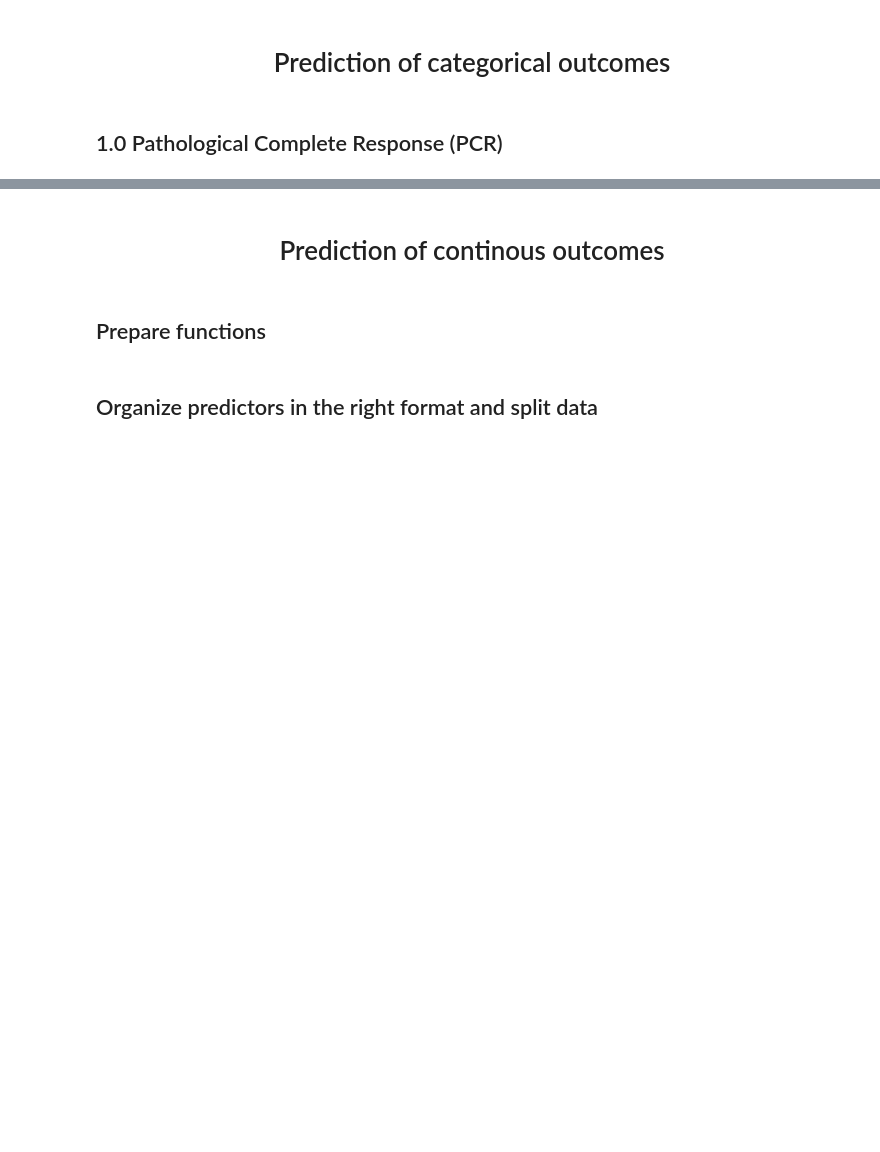
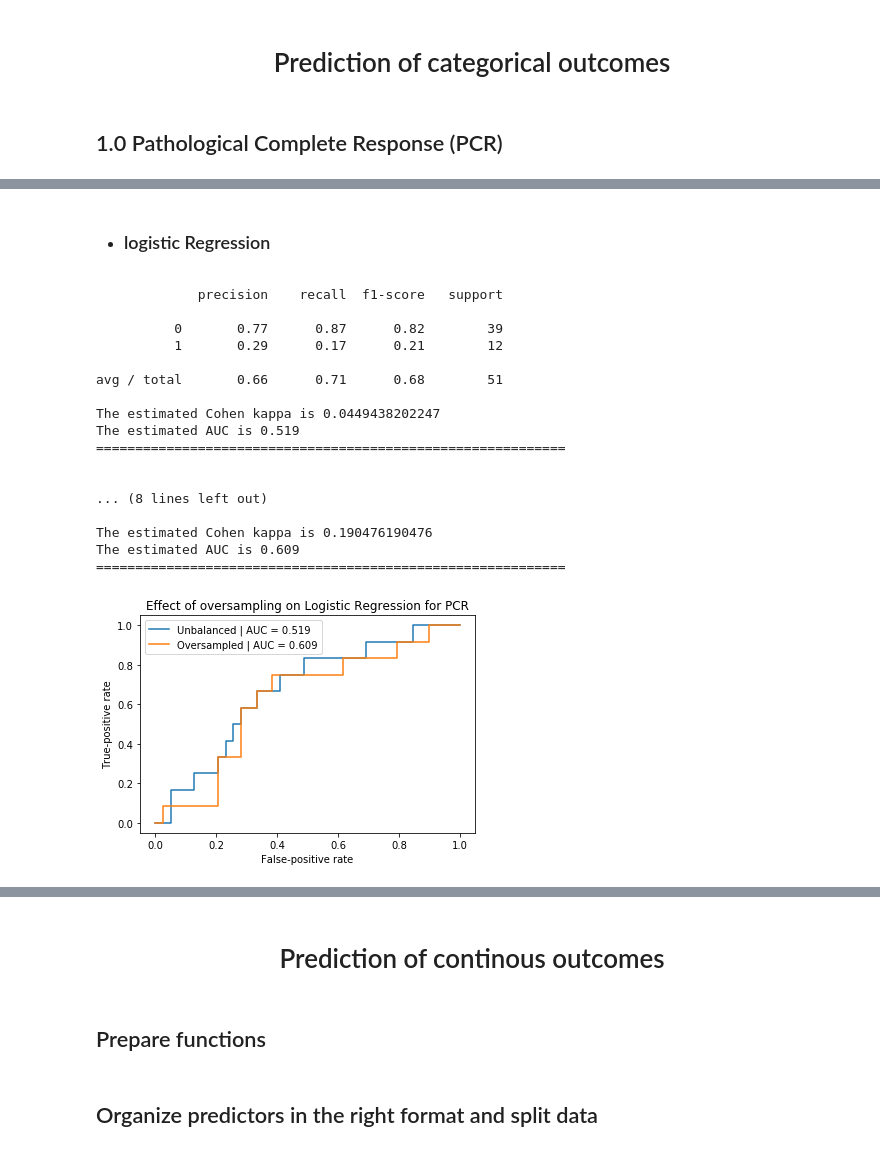
Before and after one commit to JCardenasRdz/Insights-into-the-I-SPY-clinical-trial, a Jupyter notebook: 3-Predictive_stats.ipynb, the cells around one changed output, grey strips where cells are left out. Saved outputs shown, nothing was run; the diff lists cells and outputs as text; code cells hidden in the pictures; blank space fills up the shorter version.

```diff
--- a/3-Predictive_stats.ipynb
+++ b/3-Predictive_stats.ipynb
@@ -263,0 +39,15 @@ avg / total       0.69      0.81      0.75        42
+# %%
+# allocate continous predictors
+cont_predictors = ['age','MRI_LD_Baseline', 'MRI_LD_1_3dAC', 'MRI_LD_Int_Reg', 'MRI_LD_PreSurg']
+X_cont = df[cont_predictors].values
+
+# allocate clinical predictors
+cat_predictors = ['White', 'ER+', 'PR+', 'HR+'];
+X_cat = pd.pandas.get_dummies(df[cat_predictors], drop_first=True).values
+
+# allocate a single predictors matrix X
+X = np.concatenate( (X_cont, X_cat), axis=1)
+
+# allocate  outcome
+outcome = 'PCR'
+y = predictive_statistics.labels_to_numbers(df, outcome);
@@ -263,0 +84,31 @@ avg / total       0.69      0.81      0.75        42
+# %% [markdown]
+- ### logistic Regression
+# %%
+# standard
+auc1, kappa1, fpr1, tpr1 = predictive_statistics.Logistic_Regression(X, y, oversample = False)
+
+# oversampled
+auc2, kappa2, fpr2, tpr2 = predictive_statistics.Logistic_Regression(X, y, oversample = True, K_neighbors = 4)
+
+title ='Effect of oversampling on Logistic Regression for PCR'
+predictive_statistics.plot_compare_roc(fpr1, tpr1,fpr2, tpr2, auc1, auc2, title = title)
+plt.savefig('PCR_Logistic.png')
+# %% [output]
+             precision    recall  f1-score   support
+
+          0       0.77      0.87      0.82        39
+          1       0.29      0.17      0.21        12
+
+avg / total       0.66      0.71      0.68        51
+
+The estimated Cohen kappa is 0.0449438202247
+The estimated AUC is 0.519
+============================================================
+
+
+... (8 lines left out)
+
+The estimated Cohen kappa is 0.190476190476
+The estimated AUC is 0.609
+============================================================
+[figure, added]
```
Also changed, not shown: parts of 57 cells of this notebook, 15 other files.
